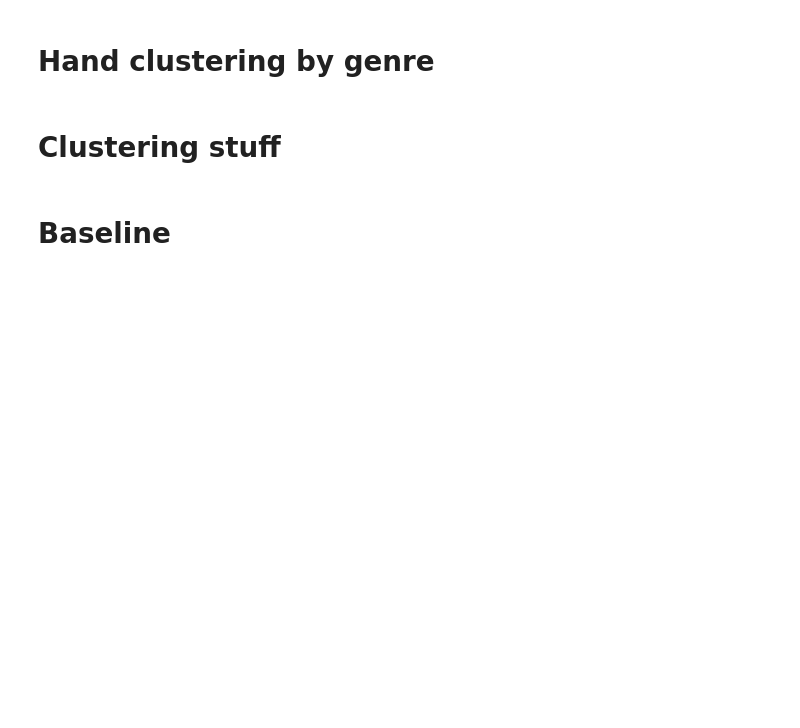
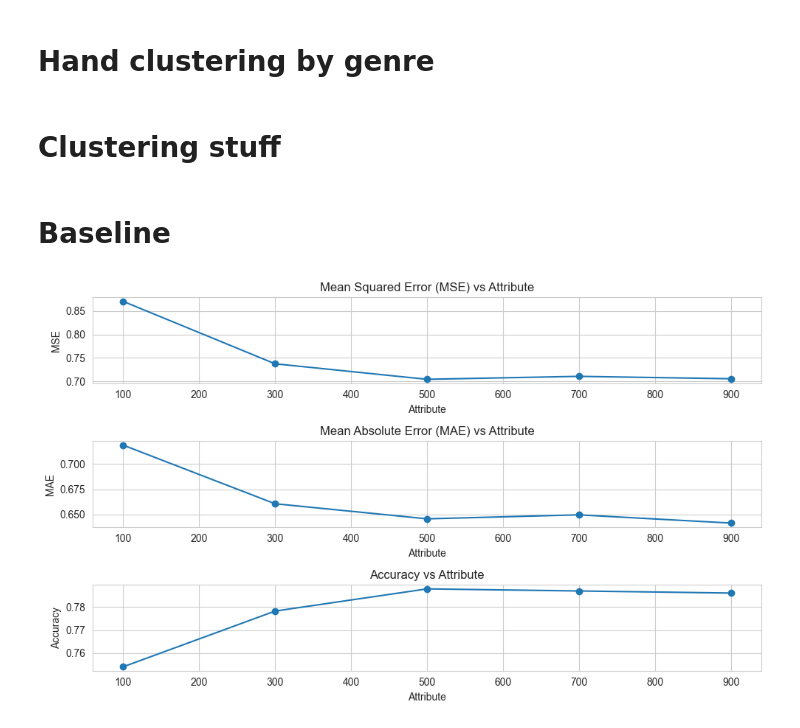
Before and after one commit to vasia-korz/recommendation-system, a Jupyter notebook: ultimate.ipynb, the cells around one changed output. Cells and saved outputs as stored; diff of their text form; code cells hidden in the pictures; blank space fills up the shorter version.

```diff
--- a/ultimate.ipynb
+++ b/ultimate.ipynb
@@ -530,3 +530,37 @@ print("MAE:", acc)
 # acc = custom_mae_scorer(np.array(y_pred), np.array(y_true))
 # print("MSE:", acc_mse)
 # print("MAE:", acc)
+# %%
+import matplotlib.pyplot as plt
+
+# Data
+attributes = [100, 300, 500, 700, 900]
+mse_values = [0.8709787068254514, 0.7373011594182215, 0.7040590543653152, 0.7103933803964357, 0.7052506790672214]
+mae_values = [0.718844228738666, 0.6606363015609624, 0.6456593853695873, 0.6496066713598331, 0.6414389084899733]
+accuracy_values = [0.7541, 0.7782, 0.7878, 0.7869, 0.786]
+
+# Plotting
+plt.figure(figsize=(10, 6))
+
+plt.subplot(3, 1, 1)
+plt.plot(attributes, mse_values, marker='o')
+plt.title('Mean Squared Error (MSE) vs Attribute')
+plt.xlabel('Attribute')
+plt.ylabel('MSE')
+
+plt.subplot(3, 1, 2)
+plt.plot(attributes, mae_values, marker='o')
+plt.title('Mean Absolute Error (MAE) vs Attribute')
+plt.xlabel('Attribute')
+plt.ylabel('MAE')
+
+plt.subplot(3, 1, 3)
+plt.plot(attributes, accuracy_values, marker='o')
+plt.title('Accuracy vs Attribute')
+plt.xlabel('Attribute')
+plt.ylabel('Accuracy')
+
+plt.tight_layout()
+plt.show()
+# %% [output]
+[figure, added]
```
Also changed, not shown: 3 other files.
